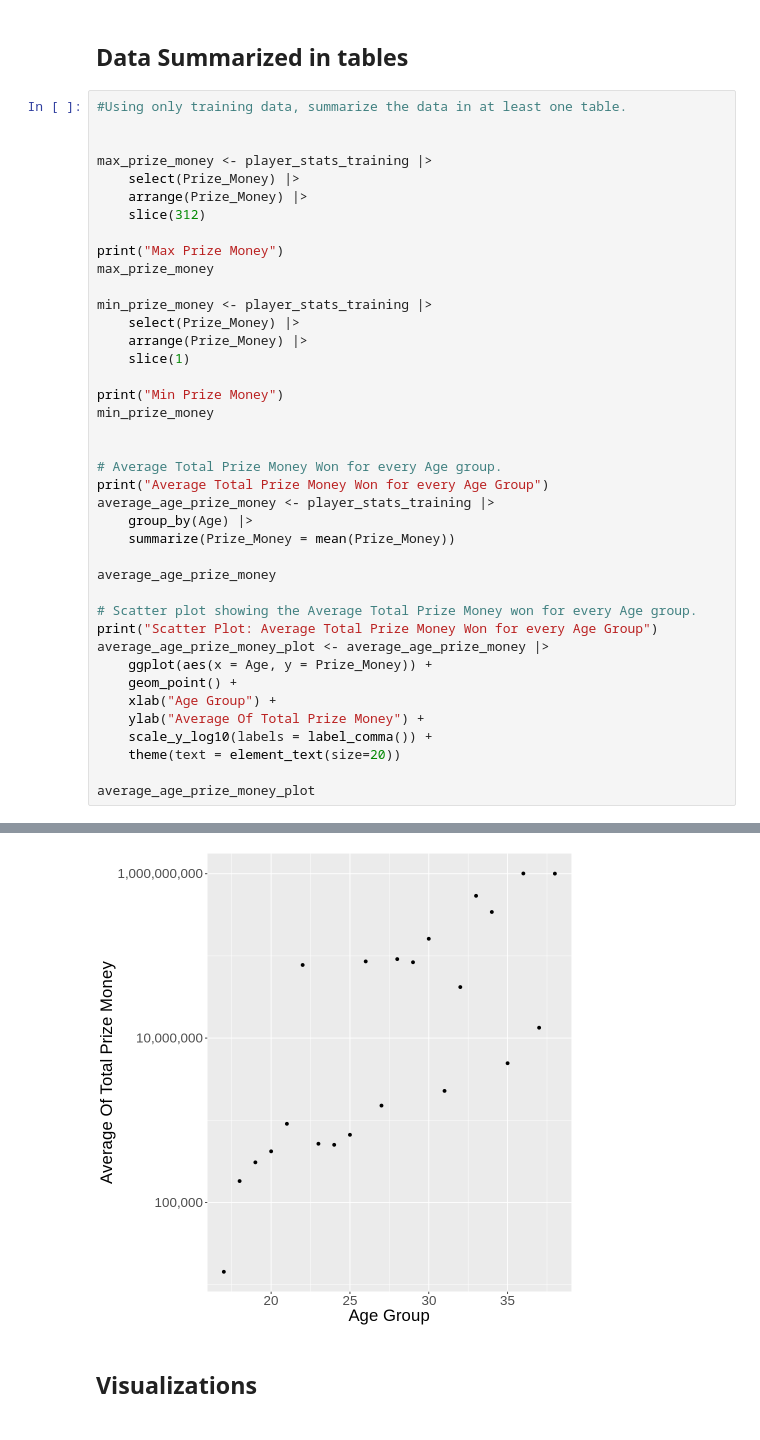
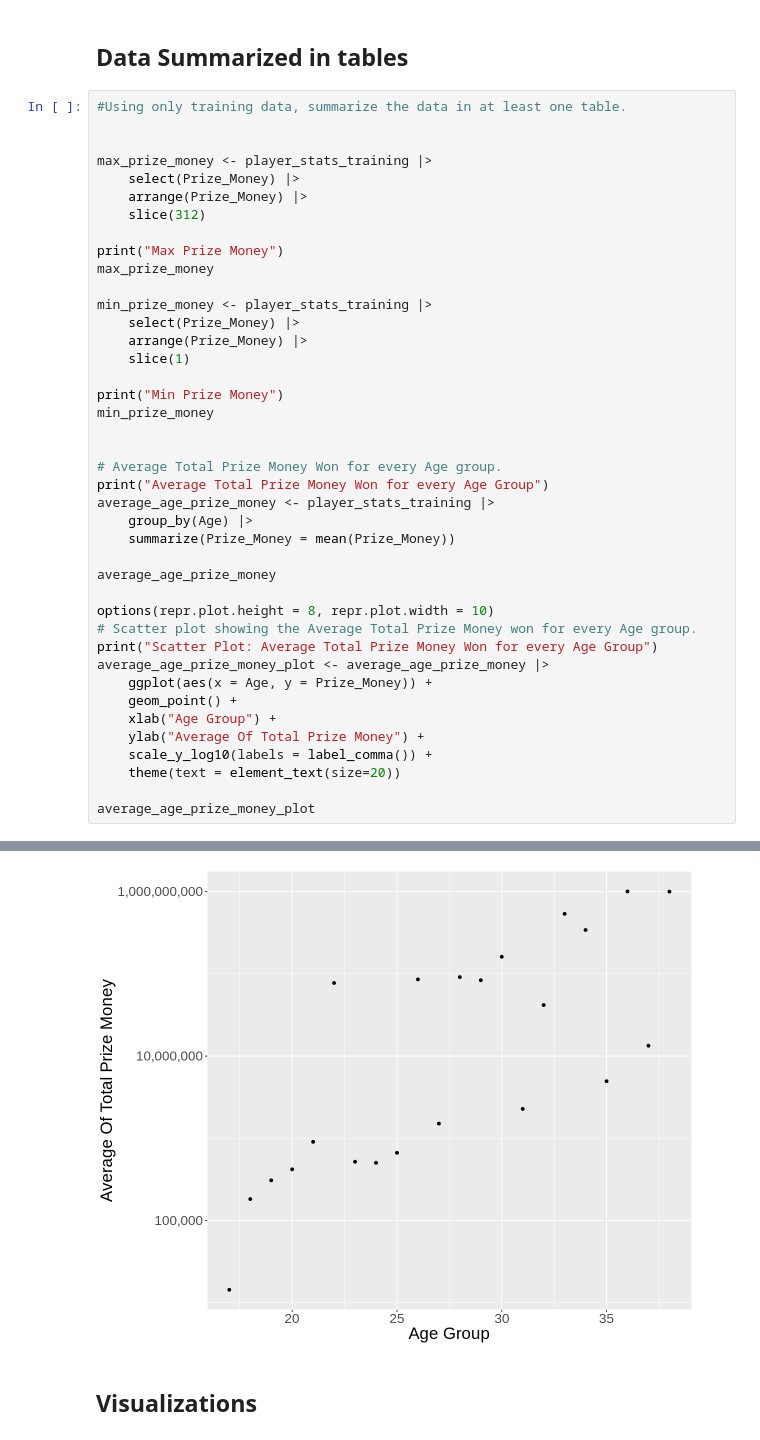
Before and after one commit to HarmanSandhu179/DSCI-100-Group-Project, a Jupyter notebook: group_project_proposal.ipynb, the cells around one changed output, grey strips where cells are left out. Saved outputs shown, nothing was run; the diff lists cells and outputs as text.

Commit message:
Changed plots size.

```diff
--- a/group_project_proposal.ipynb
+++ b/group_project_proposal.ipynb
@@ -113,6 +113,7 @@ average_age_prize_money <- player_stats_training |>
 
 average_age_prize_money
 
+options(repr.plot.height = 8, repr.plot.width = 10)
 # Scatter plot showing the Average Total Prize Money won for every Age group.
 print("Scatter Plot: Average Total Prize Money Won for every Age Group")
 average_age_prize_money_plot <- average_age_prize_money |>
@@ -120,34 +121,34 @@ average_age_prize_money_plot <- average_age_prize_money |>
     geom_point() +
     xlab("Age Group") +
     ylab("Average Of Total Prize Money") +
     scale_y_log10(labels = label_comma()) +
     theme(text = element_text(size=20))
 
 average_age_prize_money_plot
 # %% [output]
 [1] "Max Prize Money"
 A tibble: 1 × 1
 | Prize_Money |
 | <dbl> |
 | 2384663114 |
 [1] "Min Prize Money"
 A tibble: 1 × 1
 | Prize_Money |
 | <dbl> |
 | 2893 |
 [1] "Average Total Prize Money Won for every Age Group"
 A tibble: 22 × 2
 | Age | Prize_Money |
 | <int> | <dbl> |
 | 17 | 14340.0 |
 | 18 | 182125.6 |
 | 19 | 307714.6 |
 | ⋮ | ⋮ |
 | 36 | 1006655497 |
 | 37 | 13376235 |
 | 38 | 1002899210 |
 [1] "Scatter Plot: Average Total Prize Money Won for every Age Group"
-[figure, old version]
+[figure, new version]
 # %% [markdown]
 ## Visualizations
 # %%
```
Also changed, not shown: parts of 1 cell of this notebook.
